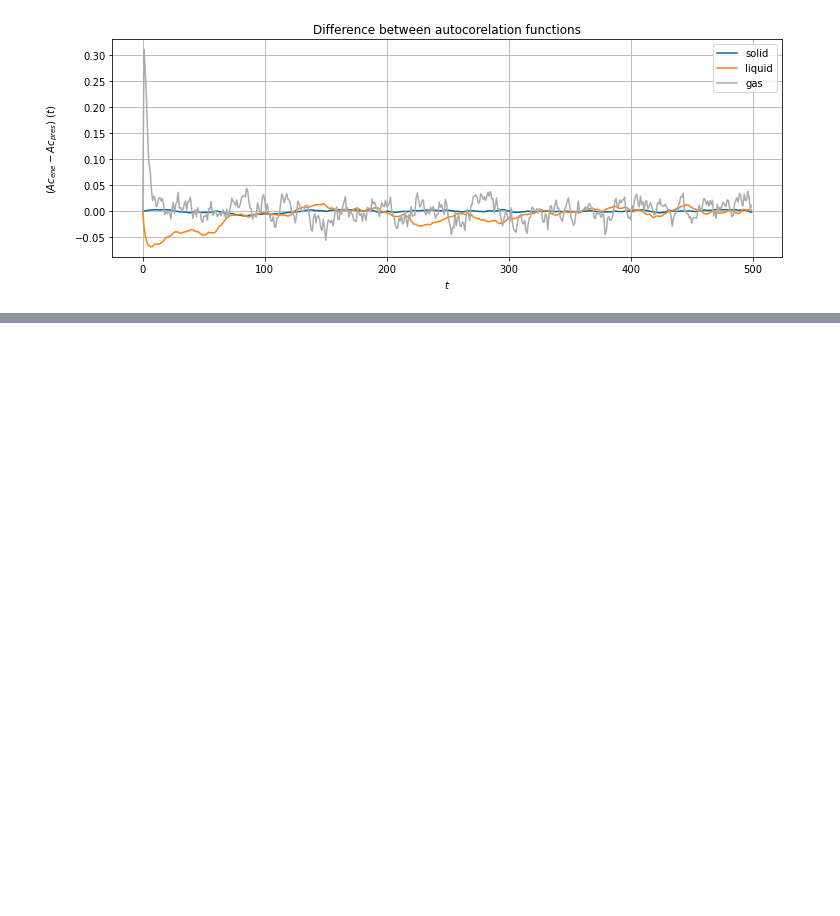
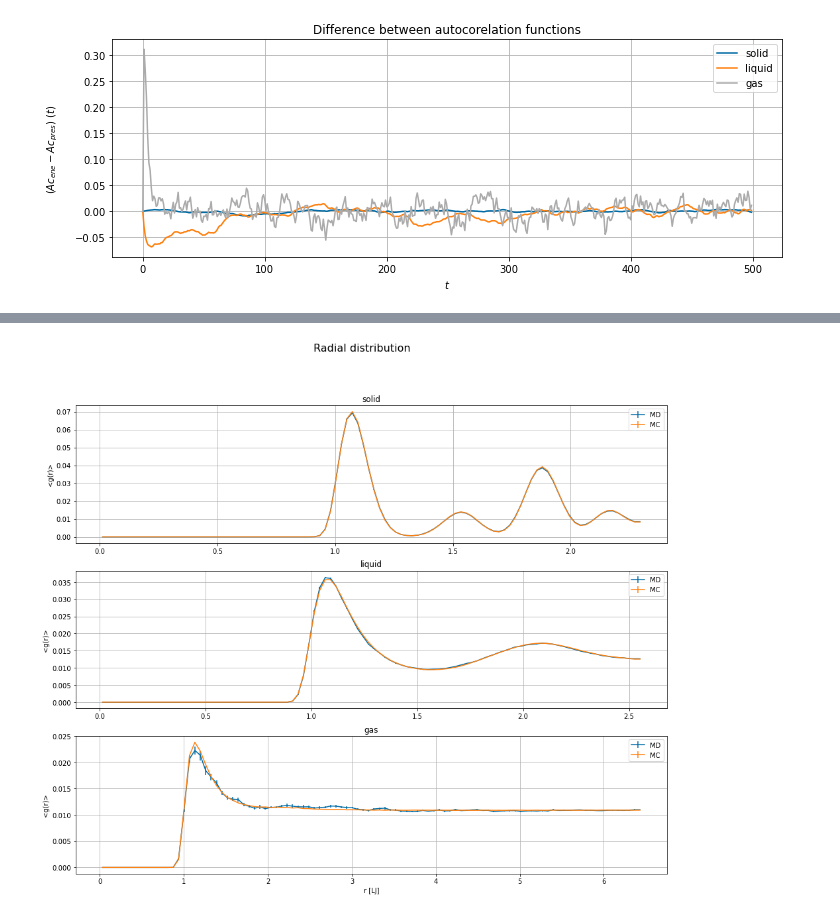
Before and after one commit to angelariva/Numerical-Simulation-Lab, a Jupyter notebook: exercise07/exercise07.ipynb, the cells around one changed output, grey strips where cells are left out. Cells and saved outputs as stored; diff of their text form; code cells hidden in the pictures; blank space fills up the shorter version.

```diff
--- a/exercise07/exercise07.ipynb
+++ b/exercise07/exercise07.ipynb
@@ -291,0 +297,21 @@ ValueError: 'x' and 'y' must have the same size
+# %%
+pl.figure(figsize=(16,13))
+state = ('solid', 'liquid', 'gas')
+for k in range (3):
+    pl.subplot(3,1,k+1)
+    gMD = np.loadtxt('ex7.4/'+ state[k] + '/results/gave.dat')
+    gMC = np.loadtxt('ex7.2/'+ state[k] + '/results/gave.dat')
+    r = np.loadtxt('ex7.4/' + state[k] + '/results/binning.dat')
+    gMD_err = np.loadtxt('ex7.4/' + state[k] + '/results/gerr.dat')
+    gMC_err = np.loadtxt('ex7.2/' + state[k] + '/results/gerr.dat')
+    pl.errorbar(r[-1],gMD[-1],yerr=gMD_err[-1], label='MD')
+    pl.errorbar(r[-1],gMC[-1],yerr=gMC_err[-1], label='MC')
+    if k==2 : pl.xlabel("r [LJ]")
+    pl.title(state[k])
+    pl.legend(loc='best')
+    pl.grid(True)
+    pl.ylabel("<g(r)>")
+pl.suptitle("Radial distribution", size='16')
+pl.show()
+# %% [output]
+[figure, added]
```
Also changed, not shown: parts of 14 cells of this notebook, 58 other files.
